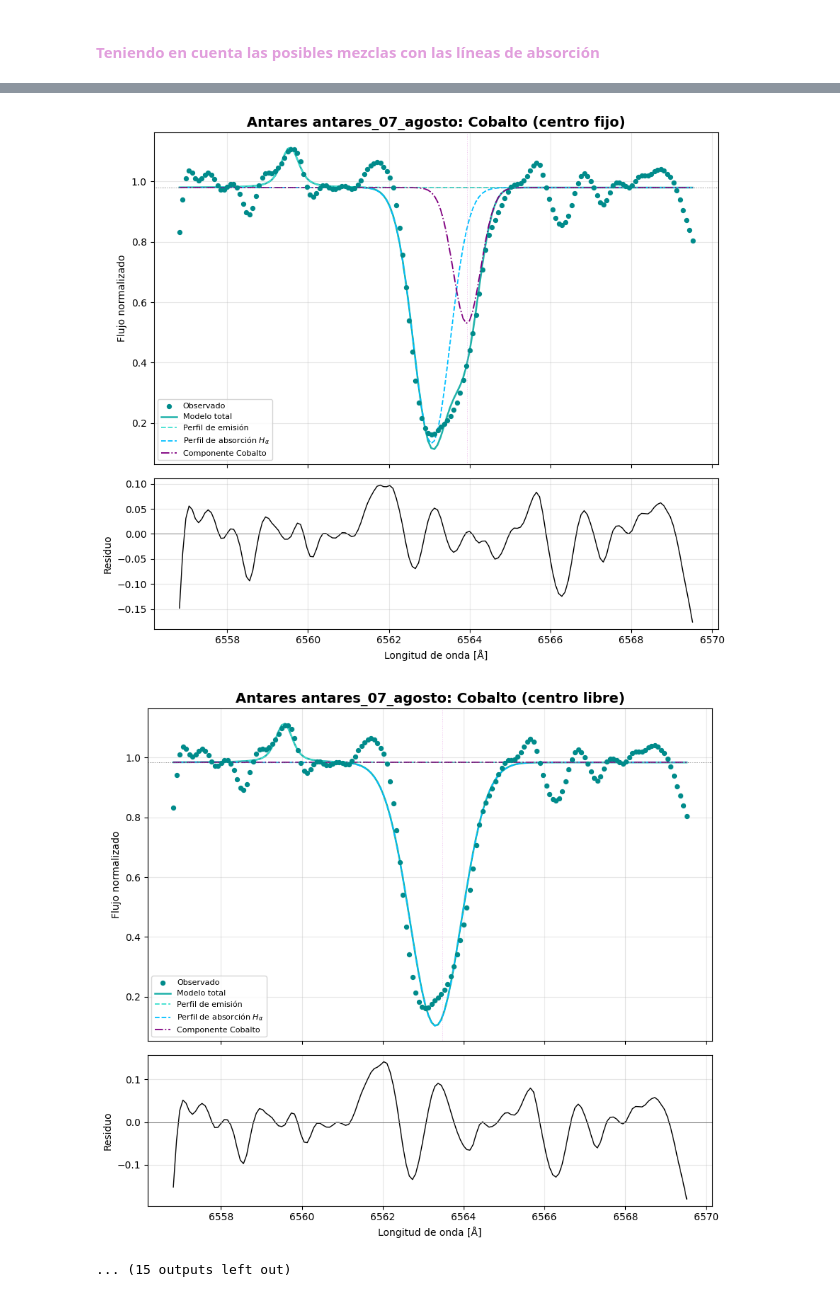
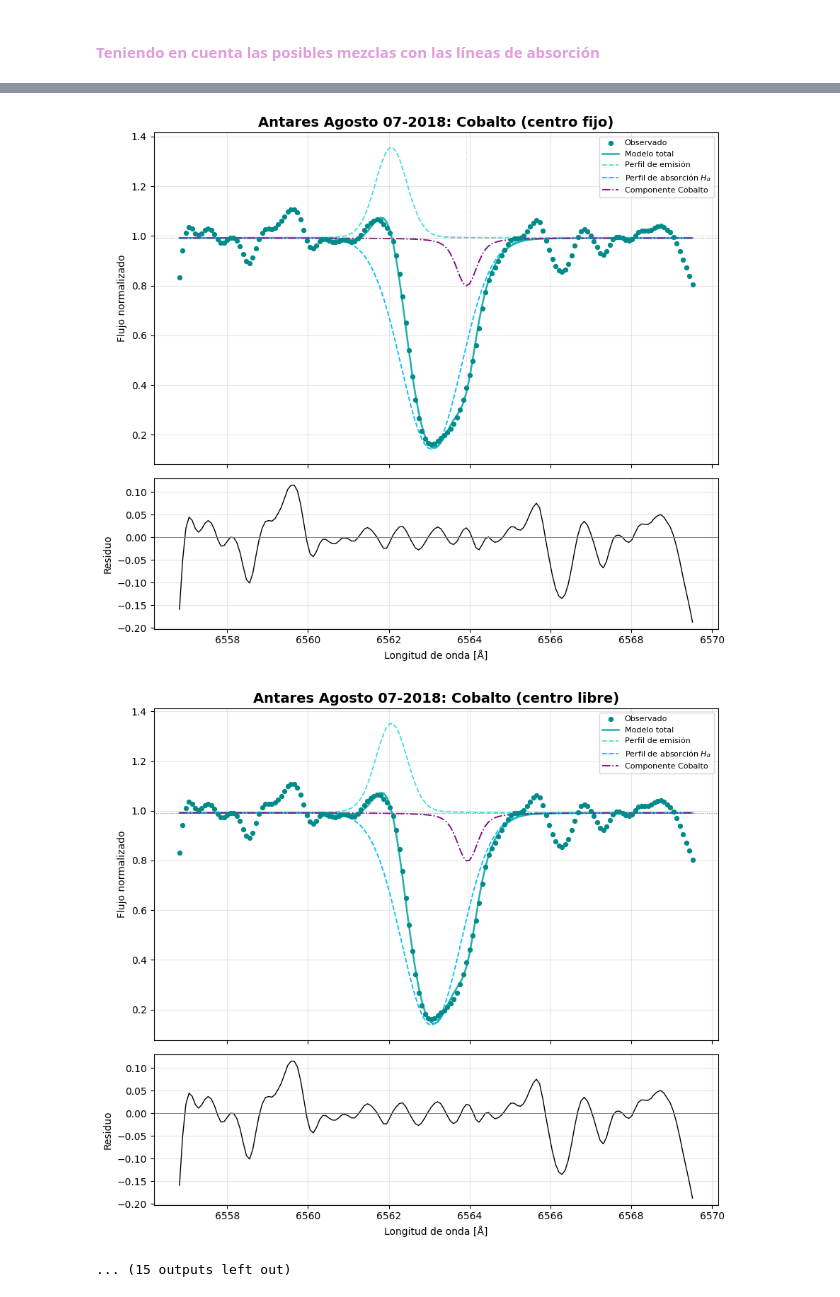
Before and after one commit to JessiDaniL/Tesis, a Jupyter notebook: Datos ESPARTACO/analisis_halpha_antares_normalizacion_2018.ipynb, the cells around one changed output, grey strips where cells are left out. Cells and saved outputs as stored; diff of their text form; code cells hidden in the pictures.

```diff
--- a/Datos ESPARTACO/analisis_halpha_antares_normalizacion_2018.ipynb
+++ b/Datos ESPARTACO/analisis_halpha_antares_normalizacion_2018.ipynb
@@ -197,3 +219,19 @@ def amplitud_desde_profundidad(profundidad, continuo_local, sigma, gamma):
+# %%
+def estimar_continuo_local(longitud_onda, flujo, centro_aprox, semiancho_exclusion=4.0, sigma=3.0, n_iter=3):
+    """Mediana sigma-clipeada del flujo, excluyendo la región de la línea."""
+    fuera_de_linea = np.abs(longitud_onda - centro_aprox) > semiancho_exclusion
+    valores = flujo[fuera_de_linea]
+
+    mascara = np.ones_like(valores, dtype=bool)
+    for _ in range(n_iter):
+        mediana = np.median(valores[mascara])
+        mad = np.median(np.abs(valores[mascara] - mediana)) * 1.4826
+        nueva_mascara = np.abs(valores - mediana) < sigma * mad
+        if nueva_mascara.sum() < 5:
+            break
+        mascara = nueva_mascara
+
+    return float(np.median(valores[mascara]))
 # %%
 #MODELO DE AJUSTE
 
@@ -416,10 +497,12 @@ metadatos = {
 }
 # %%
 resultados = {}
-centro_lab_cobalto = 6563.397
 
 for nombre, datos in espectros.items():
     meta = metadatos[nombre]
+
+    # Velocidad de referencia combinada (visible + infrarrojo si existen ambas)
+    v_ref, err_ref = velocidad_y_error_combinados(meta)
 
     # Ajuste 1: Centro Fijo
     lineas_fijo = [
@@ -427,8 +510,8 @@ for nombre, datos in espectros.items():
             "nombre": "Cobalto",
             "centro": centro_lab_cobalto,
             "ion": "Co I",
-            "velocidad": meta["velocidad_visible"],
-            "incertidumbre_v": meta["incertidumbre_v"],
+            "velocidad": v_ref,
+            "incertidumbre_v": err_ref if err_ref is not None else 3.0,
             "prof_ref": (0.55, 0.63),
             "t_ref": (3500, 4250),
         }
@@ -436,14 +519,15 @@ for nombre, datos in espectros.items():
     res_fijo = fit_y_decomposicion(datos, meta["centro_aprox"], "Longitud onda", "Flujo normalizado",
                                     lineas_metalicas=lineas_fijo, teff=3660)
 
-    # Ajuste 2: Centro Libre
+    # Ajuste 2: Centro Libre (sembrado cerca de la velocidad de referencia, no en reposo)
     lineas_libre = [
         {
             "nombre": "Cobalto",
             "centro": centro_lab_cobalto,
             "ion": "Co I",
             "centro_libre": True,
-            "margen_v_libre": 60.0,
+            "margen_v_libre": 15.0,
+            "velocidad_referencia": v_ref if v_ref is not None else 0.0,
             "prof_ref": (0.55, 0.63),
             "t_ref": (3500, 4250),
         }
@@ -459,7 +543,7 @@ for nombre, datos in espectros.items():
     print(f"\n{nombre}")
     print(f"  chi2 (fijo)  = {res_fijo['fit'].chisqr:.4f}")
     print(f"  chi2 (libre) = {res_libre['fit'].chisqr:.4f}")
-    # Construye la lista de referencias solo con las que existan para este espectro
+
     refs_disponibles = []
     nombres_disponibles = []
 
@@ -480,10 +564,12 @@ for nombre, datos in espectros.items():
     else:
         print("  (Sin velocidades de referencia disponibles para comparar)")
 
+    fecha_str = meta["fecha"]
+
     # --- Visualización ---
-    visualizacion_con_metalica(res_fijo, lineas_fijo, nombre,
-                                titulo=f"Antares {nombre}: Cobalto (centro fijo)")
-    visualizacion_con_metalica(res_libre, lineas_libre, nombre,
-                                titulo=f"Antares {nombre}: Cobalto (centro libre)")
+    visualizacion_con_metalica(res_fijo, lineas_fijo, fecha_str,
+                                titulo=f"Antares {fecha_str}: Cobalto (centro fijo)")
+    visualizacion_con_metalica(res_libre, lineas_libre, fecha_str,
+                                titulo=f"Antares {fecha_str}: Cobalto (centro libre)")
 # %% [output]
 antares_24_julio
@@ -518,3 +604,3 @@ Velocidad óptima (ajuste, centro libre): 3.25 ± 771298365.14 km/s
-[figure, old version]
+[figure, new version]
-[figure, old version]
+[figure, new version]
 ... (15 outputs left out)
```
Also changed, not shown: parts of 6 cells of this notebook, 18 other files.
